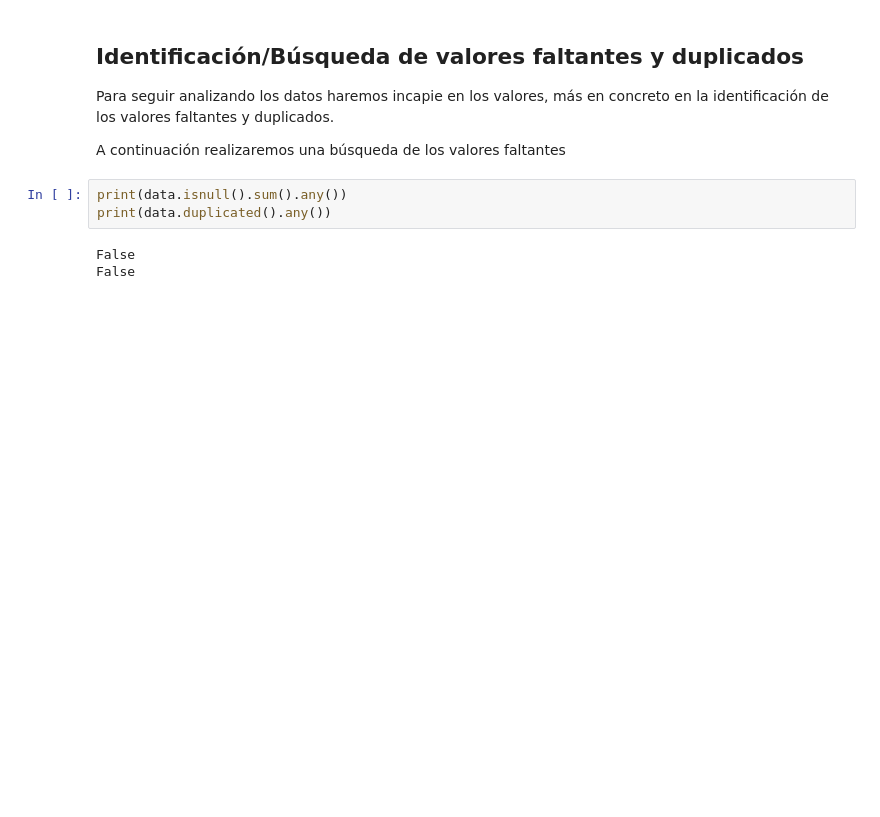
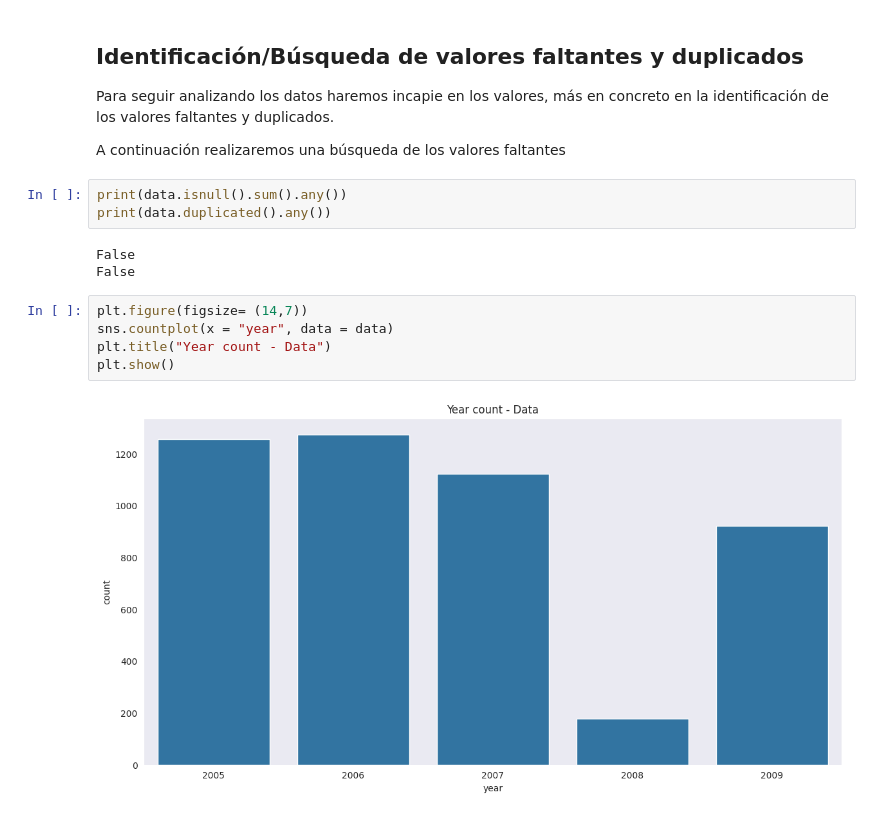
Before and after one commit to PaulaUc3m/Grupo4_P1AA, a Jupyter notebook: EDA_entrenamieto.ipynb, the cells around one changed output. Drawn from its saved outputs; the diff is of its cells as text; blank space fills up the shorter version.

```diff
--- a/EDA_entrenamieto.ipynb
+++ b/EDA_entrenamieto.ipynb
@@ -120,3 +121,10 @@ print(data.duplicated().any())
 # %% [output]
 False
 False
+# %%
+plt.figure(figsize= (14,7))
+sns.countplot(x = "year", data = data)
+plt.title("Year count - Data")
+plt.show()
+# %% [output]
+[figure, added]
```
Also changed, not shown: parts of 7 cells of this notebook.
